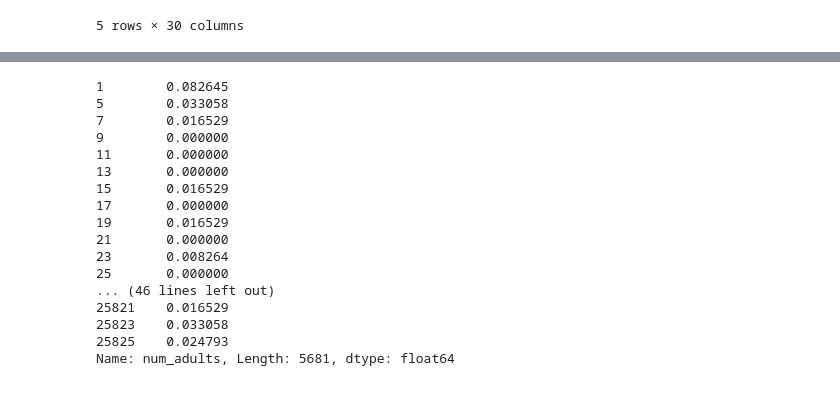
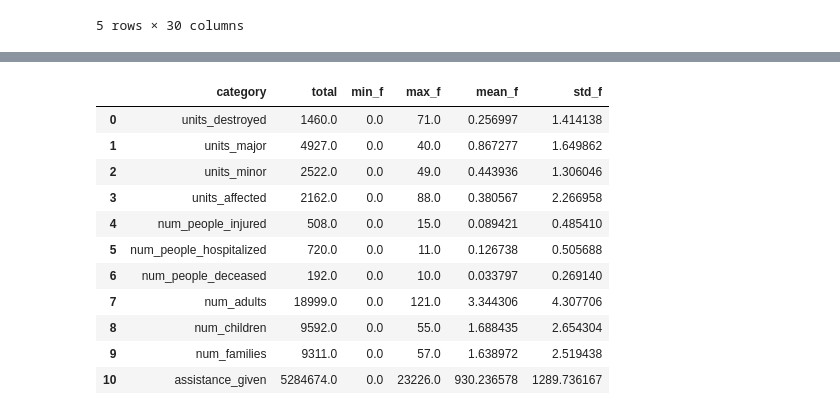
Before and after one commit to alegresor/ARC_After_Fire_Reports, a Jupyter notebook: code/Incident_Reports_Exploration.ipynb, the cells around one changed output, grey strips where cells are left out. Saved outputs shown, nothing was run; the diff lists cells and outputs as text; code cells hidden in the pictures.

```diff
--- a/code/Incident_Reports_Exploration.ipynb
+++ b/code/Incident_Reports_Exploration.ipynb
@@ -64,24 +68,32 @@ plt.scatter(df_incidents['num_adults'],df_incidents['num_children']);
-# %%
-# Stat Functions
-mean_f = lambda x: sum(x)/len(x)
-std_f = lambda x: sum((x-mean_f(x))**2)/(len(x)-1)
-zStat_f = lambda x: (x-mean_f(x))/std_f(x)
-uStat_f = lambda x: x/(max(x)-min(x))
-# %% [output]
-1        0.082645
-5        0.033058
-7        0.016529
-9        0.000000
-11       0.000000
-13       0.000000
-15       0.016529
-17       0.000000
-19       0.016529
-21       0.000000
-23       0.008264
-25       0.000000
-... (46 lines left out)
-25821    0.016529
-25823    0.033058
-25825    0.024793
-Name: num_adults, Length: 5681, dtype: float64
+# %%
+# Interesting Statistics
+from collections import OrderedDict
+from numpy import nansum,nanmin,nanmax,nanmean,nanmean,nanstd,abs
+stat_fs = OrderedDict({
+    'total': lambda x: nansum(x),
+    'min_f': lambda x: nanmin(x),
+    'max_f': lambda x: nanmax(x),
+    'mean_f': lambda x: nanmean(x),
+    'std_f': lambda x: nanstd(x),
+    'zStat_f': lambda x: (x-nanmean(x))/nanstd(x),
+    'uStat_f': lambda x: x/(nanmax(x)-nanmin(x))})
+def gen_stat_df(df,categories,stats):
+    new_df = {'category':categories}
+    for stat in stats:
+        new_df[stat] = [stat_fs[stat](df[cat].values) for cat in categories]
+    return pd.DataFrame(new_df)
+stat_df = gen_stat_df(df=df_incidents,categories=numeric_cats,stats=list(stat_fs.keys())[:-2])
+stat_df
+# %% [output]
+|  | category | total | min_f | max_f | mean_f | std_f |
+| 0 | units_destroyed | 1460.0 | 0.0 | 71.0 | 0.256997 | 1.414138 |
+| 1 | units_major | 4927.0 | 0.0 | 40.0 | 0.867277 | 1.649862 |
+| 2 | units_minor | 2522.0 | 0.0 | 49.0 | 0.443936 | 1.306046 |
+| 3 | units_affected | 2162.0 | 0.0 | 88.0 | 0.380567 | 2.266958 |
+| 4 | num_people_injured | 508.0 | 0.0 | 15.0 | 0.089421 | 0.485410 |
+| 5 | num_people_hospitalized | 720.0 | 0.0 | 11.0 | 0.126738 | 0.505688 |
+| 6 | num_people_deceased | 192.0 | 0.0 | 10.0 | 0.033797 | 0.269140 |
+| 7 | num_adults | 18999.0 | 0.0 | 121.0 | 3.344306 | 4.307706 |
+| 8 | num_children | 9592.0 | 0.0 | 55.0 | 1.688435 | 2.654304 |
+| 9 | num_families | 9311.0 | 0.0 | 57.0 | 1.638972 | 2.519438 |
+| 10 | assistance_given | 5284674.0 | 0.0 | 23226.0 | 930.236578 | 1289.736167 |
```
Also changed, not shown: parts of 5 cells of this notebook, 1 other file.
